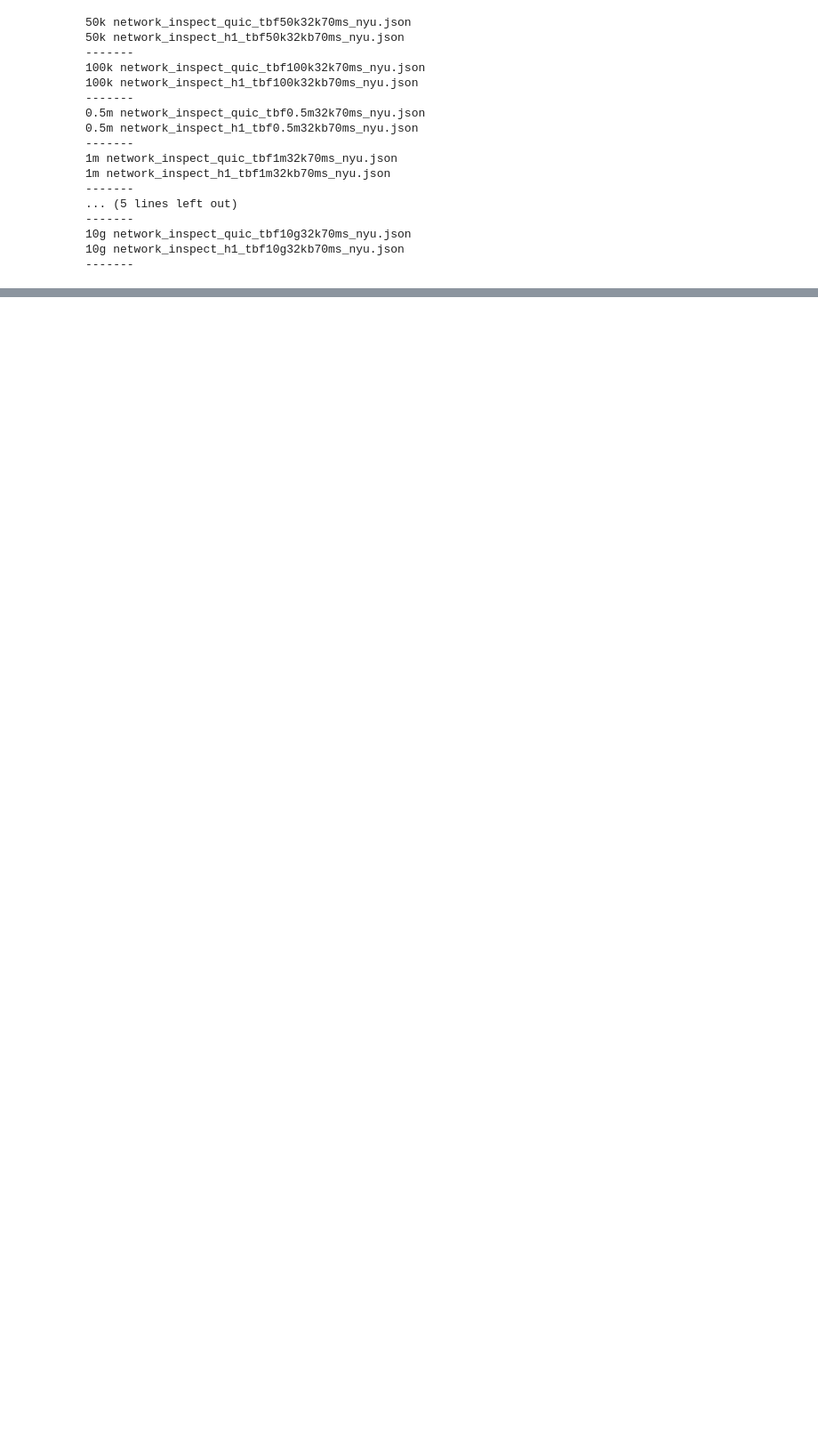
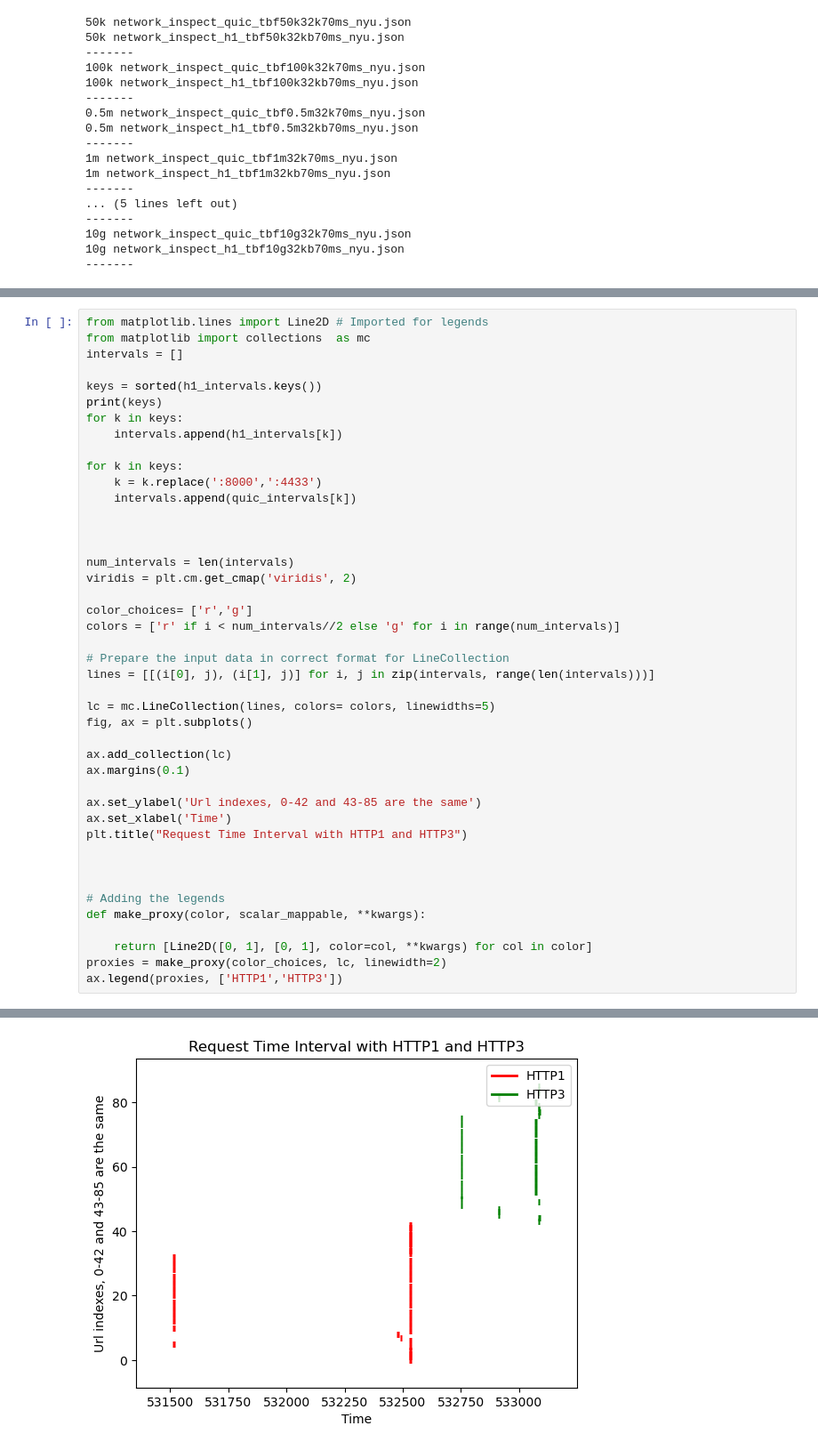
Before and after one commit to MingjieSong/QUIC-HTTP_Research, a Jupyter notebook: NYU/Graph-all.ipynb, the cells around one changed output, grey strips where cells are left out. Shown at 89% size. Saved outputs shown, nothing was run; the diff lists cells and outputs as text; blank space fills up the shorter version.

```diff
--- a/NYU/Graph-all.ipynb
+++ b/NYU/Graph-all.ipynb
@@ -243,0 +253,44 @@ ax.legend(proxies, ['HTTP3'],loc='upper left')
+# %%
+from matplotlib.lines import Line2D # Imported for legends
+from matplotlib import collections  as mc
+intervals = []
+
+keys = sorted(h1_intervals.keys())
+print(keys)
+for k in keys:
+    intervals.append(h1_intervals[k])
+
+for k in keys:
+    k = k.replace(':8000',':4433')
+    intervals.append(quic_intervals[k])
+
+
+
+num_intervals = len(intervals)
+viridis = plt.cm.get_cmap('viridis', 2)
+
+color_choices= ['r','g']
+colors = ['r' if i < num_intervals//2 else 'g' for i in range(num_intervals)]
+
+# Prepare the input data in correct format for LineCollection
+lines = [[(i[0], j), (i[1], j)] for i, j in zip(intervals, range(len(intervals)))]
+
+lc = mc.LineCollection(lines, colors= colors, linewidths=5)
+fig, ax = plt.subplots()
+
+ax.add_collection(lc)
+ax.margins(0.1)
+
+ax.set_ylabel('Url indexes, 0-42 and 43-85 are the same')
+ax.set_xlabel('Time')
+plt.title("Request Time Interval with HTTP1 and HTTP3")
+
+
+
+# Adding the legends
+def make_proxy(color, scalar_mappable, **kwargs):
+
+    return [Line2D([0, 1], [0, 1], color=col, **kwargs) for col in color]
+proxies = make_proxy(color_choices, lc, linewidth=2)
+ax.legend(proxies, ['HTTP1','HTTP3'])
+# %% [output]
@@ -243,0 +299 @@ ax.legend(proxies, ['HTTP3'],loc='upper left')
+[figure, added]
```
Also changed, not shown: parts of 8 cells of this notebook, 3 other files.
